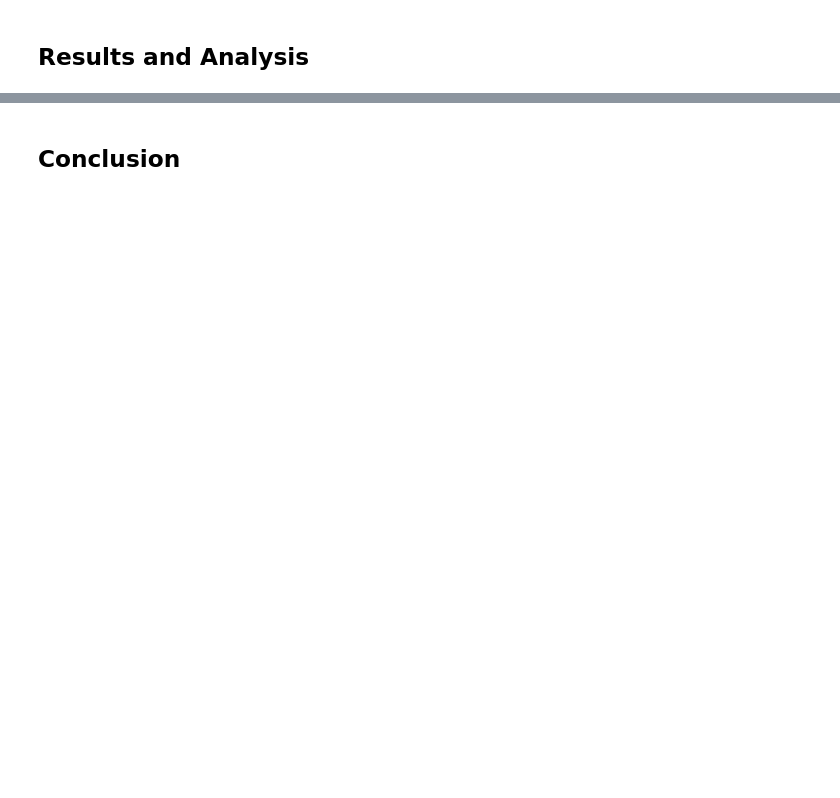
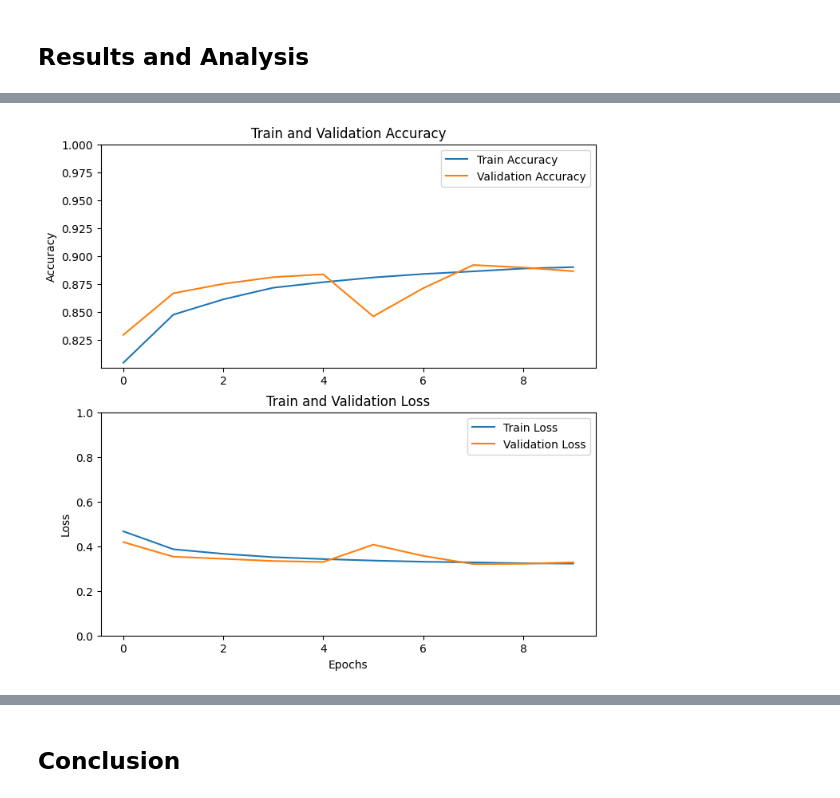
Before and after one commit to HuanLi1008/kaggle_competition_cancer_detection_CNN, a Jupyter notebook: cancer_detection_CNN.ipynb, the cells around one changed output, grey strips where cells are left out. Saved outputs shown, nothing was run; the diff lists cells and outputs as text; code cells hidden in the pictures; blank space fills up the shorter version.

```diff
--- a/cancer_detection_CNN.ipynb
+++ b/cancer_detection_CNN.ipynb
@@ -264,0 +292,25 @@ NameError: name 'history' is not defined
+# %%
+model_2 = Sequential([
+    Input(shape=(96, 96, 3)),
+    Conv2D(32, (3, 3), activation='relu',padding='same', kernel_regularizer=l2(0.001)),
+#     BatchNormalization(),
+    MaxPooling2D(2, 2),
+#     Dropout(0.25),
+
+    Conv2D(64, (3, 3), activation='relu',padding='same', kernel_regularizer=l2(0.001)),
+#     BatchNormalization(),
+    MaxPooling2D(2, 2),
+#     Dropout(0.25),
+
+    Conv2D(128, (3, 3), activation='relu',padding='same', kernel_regularizer=l2(0.001)),
+#     BatchNormalization(),
+    MaxPooling2D(2, 2),
+#     Dropout(0.25),
+
+    Flatten(),
+    Dense(512, activation='relu', kernel_regularizer=l2(0.001)),
+#     Dropout(0.5),
+    Dense(1, activation='sigmoid', kernel_regularizer=l2(0.001))
+])
+
+model_2.summary()
@@ -264,0 +339,10 @@ NameError: name 'history' is not defined
+# %%
+model_2.compile(optimizer='adam', loss='binary_crossentropy', metrics=['accuracy'])
+early_stopping = EarlyStopping(monitor='val_accuracy', patience=5, restore_best_weights=True)
+epochs = 20
+history_2 = model_2.fit(
+    train_generator,
+    epochs=epochs,
+    validation_data=val_generator,
+    callbacks=[early_stopping]
+)
@@ -264,0 +362,4 @@ NameError: name 'history' is not defined
+# %%
+draw_learning_curve(history_2)
+# %% [output]
+[figure, added]
```
Also changed, not shown: parts of 27 cells of this notebook.
